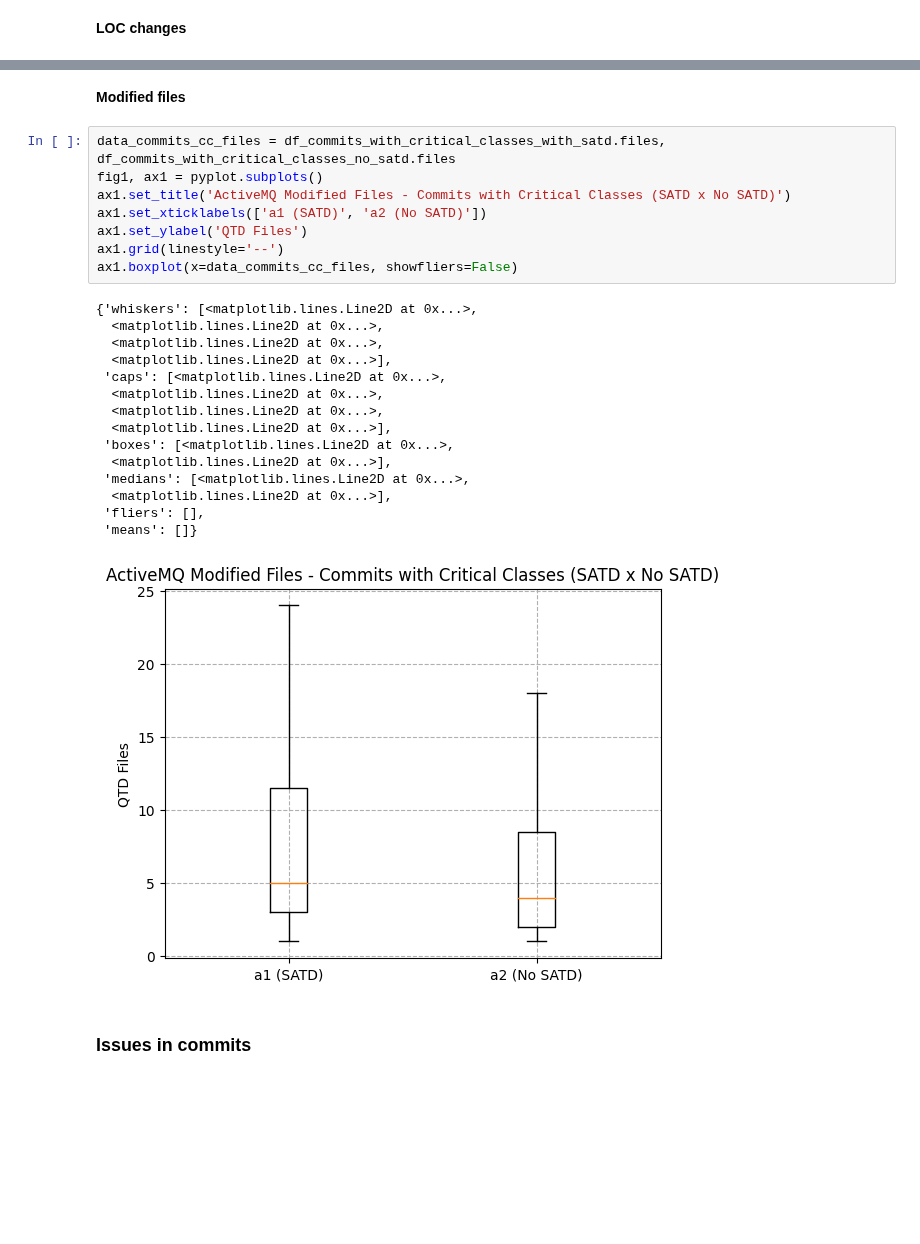
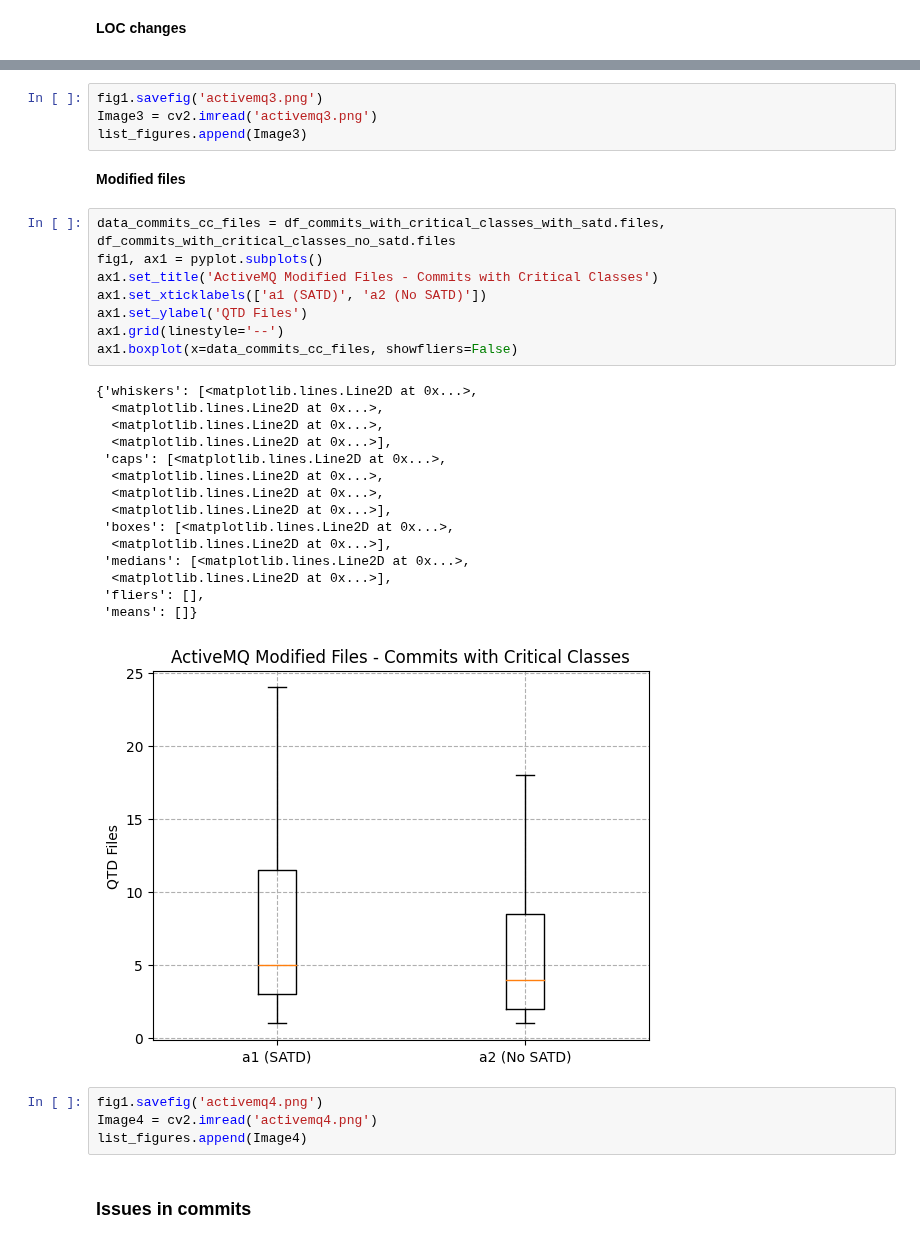
Before and after one commit to armandossrecife/my_validation3, a Jupyter notebook: my_analysis_activemq.ipynb, the cells around one changed output, grey strips where cells are left out. Saved outputs shown, nothing was run; the diff lists cells and outputs as text; blank space fills up the shorter version.

```diff
--- a/my_analysis_activemq.ipynb
+++ b/my_analysis_activemq.ipynb
@@ -1668,29 +1727,37 @@ ax1.boxplot(x=data_commits_cc_lines, showfliers=False)
+# %%
+fig1.savefig('activemq3.png')
+Image3 = cv2.imread('activemq3.png')
+list_figures.append(Image3)
 # %% [markdown]
 **Modified files**
 # %%
 data_commits_cc_files = df_commits_with_critical_classes_with_satd.files, df_commits_with_critical_classes_no_satd.files
 fig1, ax1 = pyplot.subplots()
-ax1.set_title('ActiveMQ Modified Files - Commits with Critical Classes (SATD x No SATD)')
+ax1.set_title('ActiveMQ Modified Files - Commits with Critical Classes')
 ax1.set_xticklabels(['a1 (SATD)', 'a2 (No SATD)'])
 ax1.set_ylabel('QTD Files')
 ax1.grid(linestyle='--')
 ax1.boxplot(x=data_commits_cc_files, showfliers=False)
 # %% [output]
 {'whiskers': [<matplotlib.lines.Line2D at 0x...>,
   <matplotlib.lines.Line2D at 0x...>,
   <matplotlib.lines.Line2D at 0x...>,
   <matplotlib.lines.Line2D at 0x...>],
  'caps': [<matplotlib.lines.Line2D at 0x...>,
   <matplotlib.lines.Line2D at 0x...>,
   <matplotlib.lines.Line2D at 0x...>,
   <matplotlib.lines.Line2D at 0x...>],
  'boxes': [<matplotlib.lines.Line2D at 0x...>,
   <matplotlib.lines.Line2D at 0x...>],
  'medians': [<matplotlib.lines.Line2D at 0x...>,
   <matplotlib.lines.Line2D at 0x...>],
  'fliers': [],
  'means': []}
-[figure, old version]
+[figure, new version]
+# %%
+fig1.savefig('activemq4.png')
+Image4 = cv2.imread('activemq4.png')
+list_figures.append(Image4)
 # %% [markdown]
 ### Issues in commits
 # %%
```
Also changed, not shown: parts of 34 cells of this notebook.
